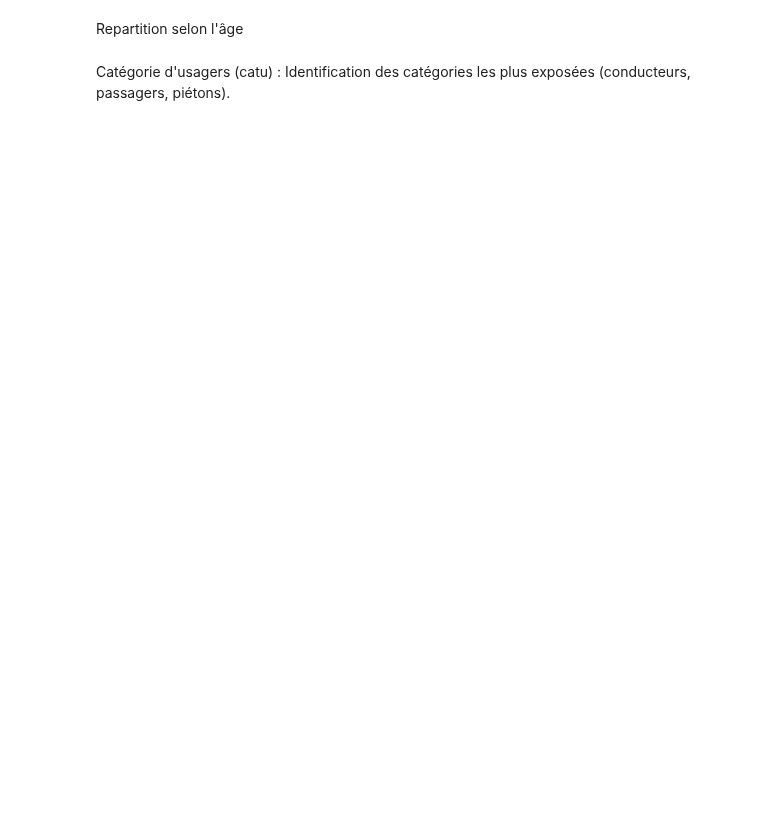
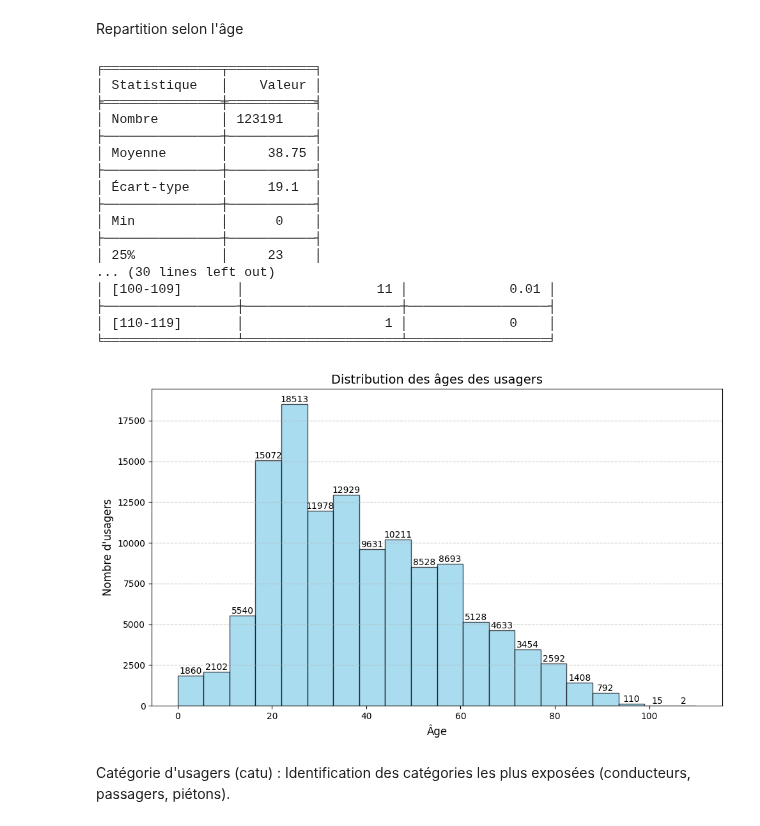
Before and after one commit to ABE-svg/Projet-Python-pour-la-Data-Science, a Jupyter notebook: main_file.ipynb, the cells around one changed output. Saved outputs shown, nothing was run; the diff lists cells and outputs as text; code cells hidden in the pictures; blank space fills up the shorter version.

```diff
--- a/main_file.ipynb
+++ b/main_file.ipynb
@@ -175,42 +251,62 @@ print(tabulate(age_summary, headers='keys', tablefmt='fancy_grid', showindex=Fal
 
 # Groupement des âges par tranche de 10 ans
 age_bins = pd.cut(df_usagers['age'], bins=range(0, 121, 10), right=False)
 age_distribution = age_bins.value_counts().sort_index()
 
 distribution_summary = pd.DataFrame({
     'Tranche d\'âge': [f"[{int(interval.left)}-{int(interval.right - 1)}]" for interval in age_distribution.index],
     'Nombre d\'usagers': age_distribution.values,
     'Proportion (%)': (age_distribution.values / len(df_usagers) * 100).round(2)
 })
 
 print(tabulate(distribution_summary, headers='keys', tablefmt='fancy_grid', showindex=False))
 
 # Histogramme
 plt.figure(figsize=(10, 6))
-plt.hist(df_usagers['age'], bins=20, color='skyblue', edgecolor='black', alpha=0.7)
+n, bins, patches = plt.hist(df_usagers['age'], bins=20, color='skyblue', edgecolor='black', alpha=0.7)
+
+# Ajouter les chiffres au-dessus de chaque barre
+for i in range(len(patches)):
+    plt.text(patches[i].get_x() + patches[i].get_width() / 2,  # Position X au centre de la barre
+             patches[i].get_height(),  # Position Y à la hauteur de la barre
+             f'{int(n[i])}',  # Afficher le nombre d'usagers
+             ha='center', va='bottom', fontsize=10, color='black')
 
 plt.title('Distribution des âges des usagers', fontsize=14)
 plt.xlabel('Âge', fontsize=12)
 plt.ylabel('Nombre d\'usagers', fontsize=12)
 
+# Grille et ajustement
 plt.grid(axis='y', linestyle='--', alpha=0.7)
 plt.tight_layout()
+
 plt.show()
-# Boxplot pour visualiser les valeurs extrêmes
-plt.figure(figsize=(8, 5))
-plt.boxplot(df_usagers['age'], vert=False, patch_artist=True, boxprops=dict(facecolor='lightgreen', color='green'))
 
-plt.title('Boxplot des âges des usagers', fontsize=14)
-plt.xlabel('Âge', fontsize=12)
-
-plt.tight_layout()
-plt.show()
 
 #La population analysée, composée de 123 191 usagers, présente un âge moyen de 38,75 ans, avec une dispersion modérée (écart-type de 19,1 ans)
 # et une médiane de 35 ans, indiquant que la moitié des individus a cet âge ou moins. La majorité des usagers se situe entre 23 ans (1er quartile)
 # et 52 ans (3e quartile), avec des âges extrêmes allant de 0 à 110 ans, bien que ces valeurs puissent inclure des erreurs ou des cas particuliers.
 #  La distribution par tranche d'âge révèle une forte proportion de jeunes (11,2 % entre 10 et 19 ans) et une concentration probable dans les tranches d'âge actif (20-49 ans),
 #  tandis que les individus très âgés (100 ans et plus) restent marginaux (0,01 %). Cette structure reflète une population principalement jeune et adulte.
+# %% [output]
+╒═══════════════╤═══════════╕
+│ Statistique   │    Valeur │
+╞═══════════════╪═══════════╡
+│ Nombre        │ 123191    │
+├───────────────┼───────────┤
+│ Moyenne       │     38.75 │
+├───────────────┼───────────┤
+│ Écart-type    │     19.1  │
+├───────────────┼───────────┤
+│ Min           │      0    │
+├───────────────┼───────────┤
+│ 25%           │     23    │
+... (30 lines left out)
+│ [100-109]       │                 11 │             0.01 │
+├─────────────────┼────────────────────┼──────────────────┤
+│ [110-119]       │                  1 │             0    │
+╘═════════════════╧════════════════════╧══════════════════╛
+[figure, added]
 # %% [markdown]
 Catégorie d'usagers (catu) : Identification des catégories les plus exposées (conducteurs, passagers, piétons).
 # %%
```
Also changed, not shown: parts of 48 cells of this notebook.
